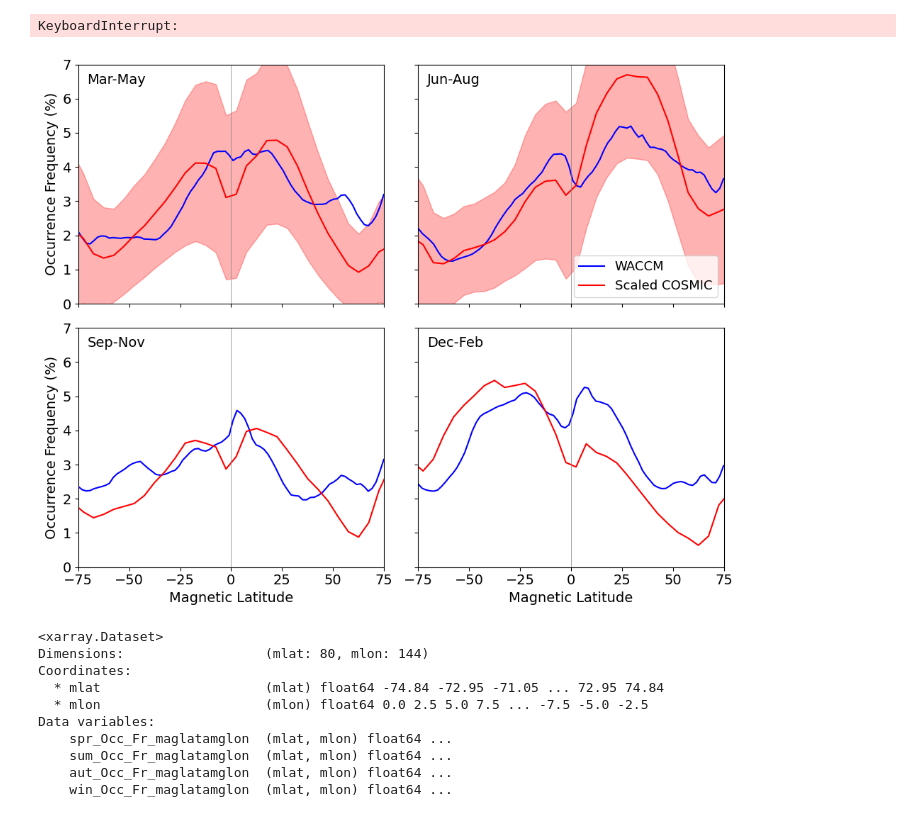
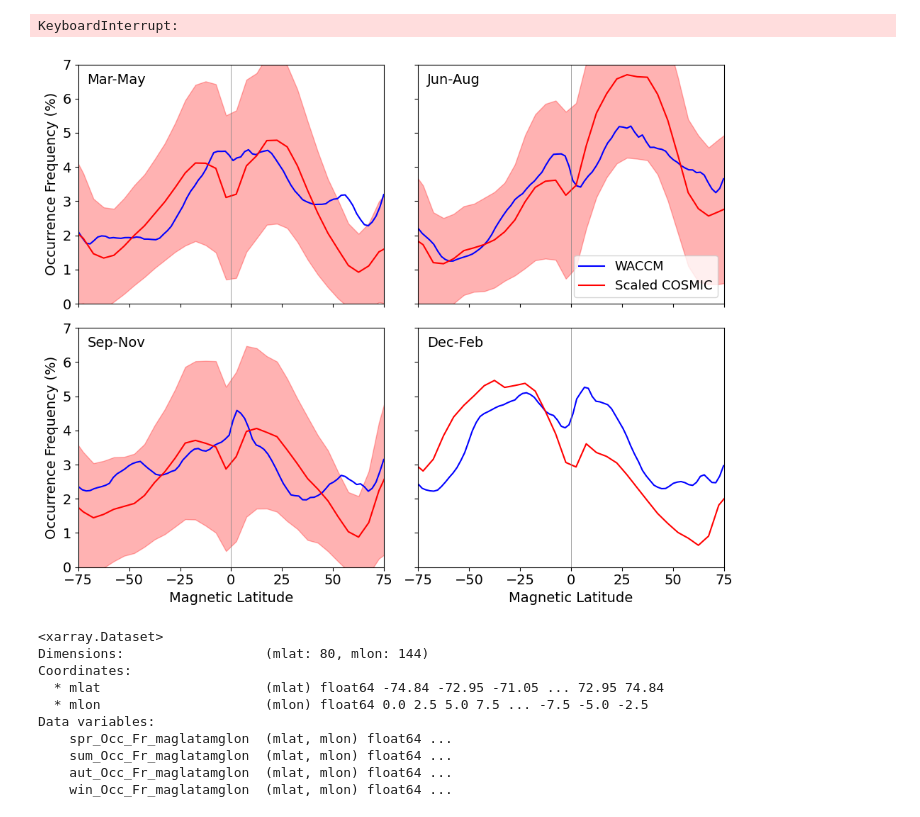
Before and after one commit to tashaay/SpE_Identification_Notebooks, a Jupyter notebook: Mag_Lats_Interp-23-11-28.ipynb, the cells around one changed output. Drawn from its saved outputs; the diff is of its cells as text; code cells hidden in the pictures.

```diff
--- a/Mag_Lats_Interp-23-11-28.ipynb
+++ b/Mag_Lats_Interp-23-11-28.ipynb
@@ -258,10 +258,10 @@ stdevds_sum_path = xr.open_dataset(stdevds_sum_path)
 stdev_ocfr_mlat_LT_sum = stdevds_sum_path['std_dev_ocfr_mlat_LT_summer']
 stdev_ocfr_mlat_LT_sum_lat = stdev_ocfr_mlat_LT_sum.mean(dim=['altitude','local_time'])
 
-# stdevds_aut_path = 'Nc_Files/s4max/COSMIC_individual_yrs/Mag_Coords/Mag_Ocfr_stddev_autumn_s4max_0.35.nc'
-# stdevds_aut_path = xr.open_dataset(stdevds_aut_path)
-# stdev_ocfr_mlat_LT_aut = stdevds_aut_path['std_dev_ocfr_mlat_LT_autumn']
-# stdev_ocfr_mlat_LT_aut_lat = stdev_ocfr_mlat_LT_aut.mean(dim=['altitude','local_time'])
+stdevds_aut_path = 'Nc_Files/s4max/COSMIC_individual_yrs/Mag_Coords/Mag_Ocfr_stddev_autumn_s4max_0.35.nc'
+stdevds_aut_path = xr.open_dataset(stdevds_aut_path)
+stdev_ocfr_mlat_LT_aut = stdevds_aut_path['std_dev_ocfr_mlat_LT_autumn']
+stdev_ocfr_mlat_LT_aut_lat = stdev_ocfr_mlat_LT_aut.mean(dim=['altitude','local_time'])
 
 # stdevds_win_path = 'Nc_Files/s4max/COSMIC_individual_yrs/Mag_Coords/Mag_Ocfr_stddev_winter_s4max_0.35.nc'
 # stdevds_win_path = xr.open_dataset(stdevds_win_path)
@@ -412,7 +412,7 @@ axes[1, 1].plot(lat_bin_midpoints, win_ocfr_LT_m_lat / factor, color='red', labe
 # # Fill between upper and lower bounds of the error
 axes[0, 0].fill_between(lat_bin_midpoints, (spr_ocfr_LT_m_lat.values - stdev_ocfr_mlat_LT_spr_lat.values) / factor, (spr_ocfr_LT_m_lat.values + stdev_ocfr_mlat_LT_spr_lat.values) / factor, color='red', alpha=0.3)
 axes[0, 1].fill_between(lat_bin_midpoints, (sum_ocfr_LT_m_lat.values - stdev_ocfr_mlat_LT_sum_lat.values) / factor, (sum_ocfr_LT_m_lat.values + stdev_ocfr_mlat_LT_sum_lat.values) / factor, color='red', alpha=0.3)
-# axes[1, 0].fill_between(lat_bin_midpoints, (aut_ocfr_LT_m_lat.values - stdev_ocfr_mlat_LT_aut_lat.values) / factor, (aut_ocfr_LT_m_lat.values + stdev_ocfr_mlat_LT_aut_lat.values) / factor, color='red', alpha=0.3)
+axes[1, 0].fill_between(lat_bin_midpoints, (aut_ocfr_LT_m_lat.values - stdev_ocfr_mlat_LT_aut_lat.values) / factor, (aut_ocfr_LT_m_lat.values + stdev_ocfr_mlat_LT_aut_lat.values) / factor, color='red', alpha=0.3)
 # axes[1, 1].fill_between(lat_bin_midpoints, (win_ocfr_LT_m_lat.values - stdev_ocfr_mlat_LT_win_lat.values) / factor, (win_ocfr_LT_m_lat.values + stdev_ocfr_mlat_LT_win_lat.values) / factor, color='red', alpha=0.3)
 
 
@@ -427,34 +427,34 @@ for ax in axes.flatten():
 
 for i, row in enumerate(axes):
     for j, ax in enumerate(row):
         label = ['Mar-May', 'Jun-Aug', 'Sep-Nov','Dec-Feb'][i * 2 + j]
         ax.text(0.03, 0.92, label, transform=ax.transAxes, fontsize=14)
         ax.tick_params(axis='both', labelsize=14)
         if i == 1:
             ax.set_xlabel('Magnetic Latitude', fontsize=14)
             ax.set_yticks(np.arange(0, 8, 1))
         if j == 0:
             ax.set_ylabel('Occurrence Frequency (%)', fontsize=14)
         else:
             ax.set_yticklabels([])  # Set yticklabels to an empty list for other columns
 
 
 
 # Move the legend to the top right
 #axes[0, 0].legend(loc='upper right', fontsize=13)
 axes[0, 1].legend(loc='lower right', fontsize=13)
 # axes[1, 0].legend(loc='lower left', fontsize=13)
 # axes[1, 1].legend(loc='lower left', fontsize=13)
 
 # Adjust layout
 plt.tight_layout()
 
 # Save and show the figure
 figname = f'{run_name}_Combined_Mag-Lat_s4max_{s4max_threshold}.png'
 plt.savefig('./Figures/Combined/' + str(figname), dpi=400, bbox_inches='tight')
 plt.show()
 # %% [output]
-[figure, old version]
+[figure, new version]
 # %%
 ########### L O N interpolation ##########
 
```
Also changed, not shown: 25 other files.
